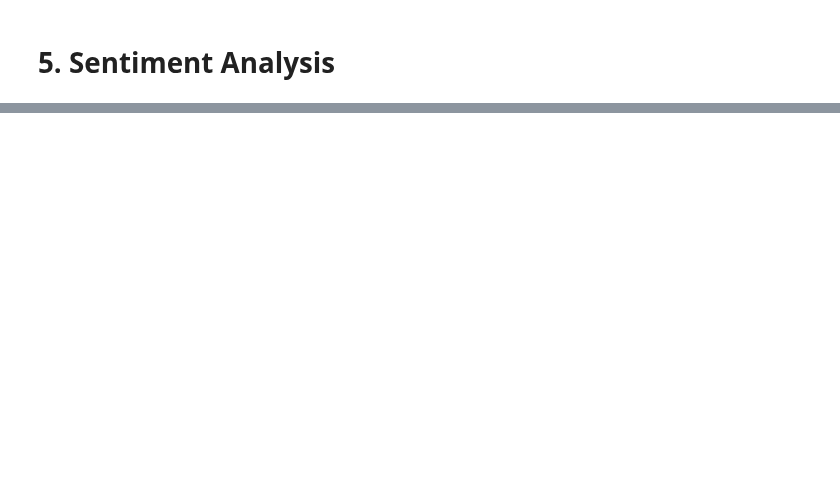
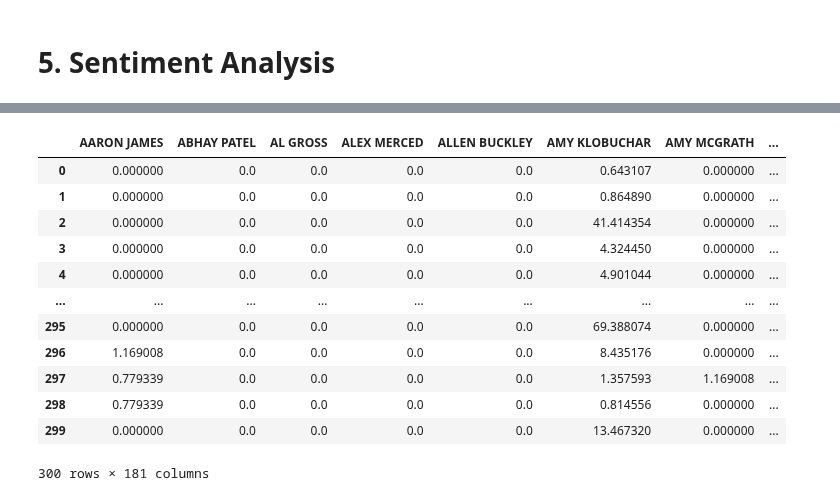
Before and after one commit to epfl-ada/ada-2021-project-chilldatagroup, a Jupyter notebook: Milestone2.ipynb, the cells around one changed output, grey strips where cells are left out. Cells and saved outputs as stored; diff of their text form; code cells hidden in the pictures; blank space fills up the shorter version.

```diff
--- a/Milestone2.ipynb
+++ b/Milestone2.ipynb
@@ -767,0 +826,24 @@ with open('/content/drive/MyDrive/ADAQuoteBank/senate_candidates_sentiment.pkl',
+# %%
+candidate_name = quotes_timespan_byday.index.map(lambda x:x[0]).drop_duplicates()
+candidate_quotes_cluster_feature = pd.DataFrame(np.zeros([feature_length,len(candidate_quotes_name)]), columns=candidate_quotes_name)
+
+for candidate in candidate_name:
+    candidate_quotes_timespan = quotes_timespan_byday[candidate]
+    for days in candidate_quotes_timespan.index:
+        candidate_quotes_cluster_feature[candidate].iloc[days] = candidate_quotes_timespan.loc[days]
+
+candidate_quotes_cluster_feature
+# %% [output]
+|  | AARON JAMES | ABHAY PATEL | AL GROSS | ALEX MERCED | ALLEN BUCKLEY | AMY KLOBUCHAR | AMY MCGRATH | ... |
+| 0 | 0.000000 | 0.0 | 0.0 | 0.0 | 0.0 | 0.643107 | 0.000000 | ... |
+| 1 | 0.000000 | 0.0 | 0.0 | 0.0 | 0.0 | 0.864890 | 0.000000 | ... |
+| 2 | 0.000000 | 0.0 | 0.0 | 0.0 | 0.0 | 41.414354 | 0.000000 | ... |
+| 3 | 0.000000 | 0.0 | 0.0 | 0.0 | 0.0 | 4.324450 | 0.000000 | ... |
+| 4 | 0.000000 | 0.0 | 0.0 | 0.0 | 0.0 | 4.901044 | 0.000000 | ... |
+| ... | ... | ... | ... | ... | ... | ... | ... | ... |
+| 295 | 0.000000 | 0.0 | 0.0 | 0.0 | 0.0 | 69.388074 | 0.000000 | ... |
+| 296 | 1.169008 | 0.0 | 0.0 | 0.0 | 0.0 | 8.435176 | 0.000000 | ... |
+| 297 | 0.779339 | 0.0 | 0.0 | 0.0 | 0.0 | 1.357593 | 1.169008 | ... |
+| 298 | 0.779339 | 0.0 | 0.0 | 0.0 | 0.0 | 0.814556 | 0.000000 | ... |
+| 299 | 0.000000 | 0.0 | 0.0 | 0.0 | 0.0 | 13.467320 | 0.000000 | ... |
+300 rows × 181 columns
```
Also changed, not shown: parts of 18 cells of this notebook.
